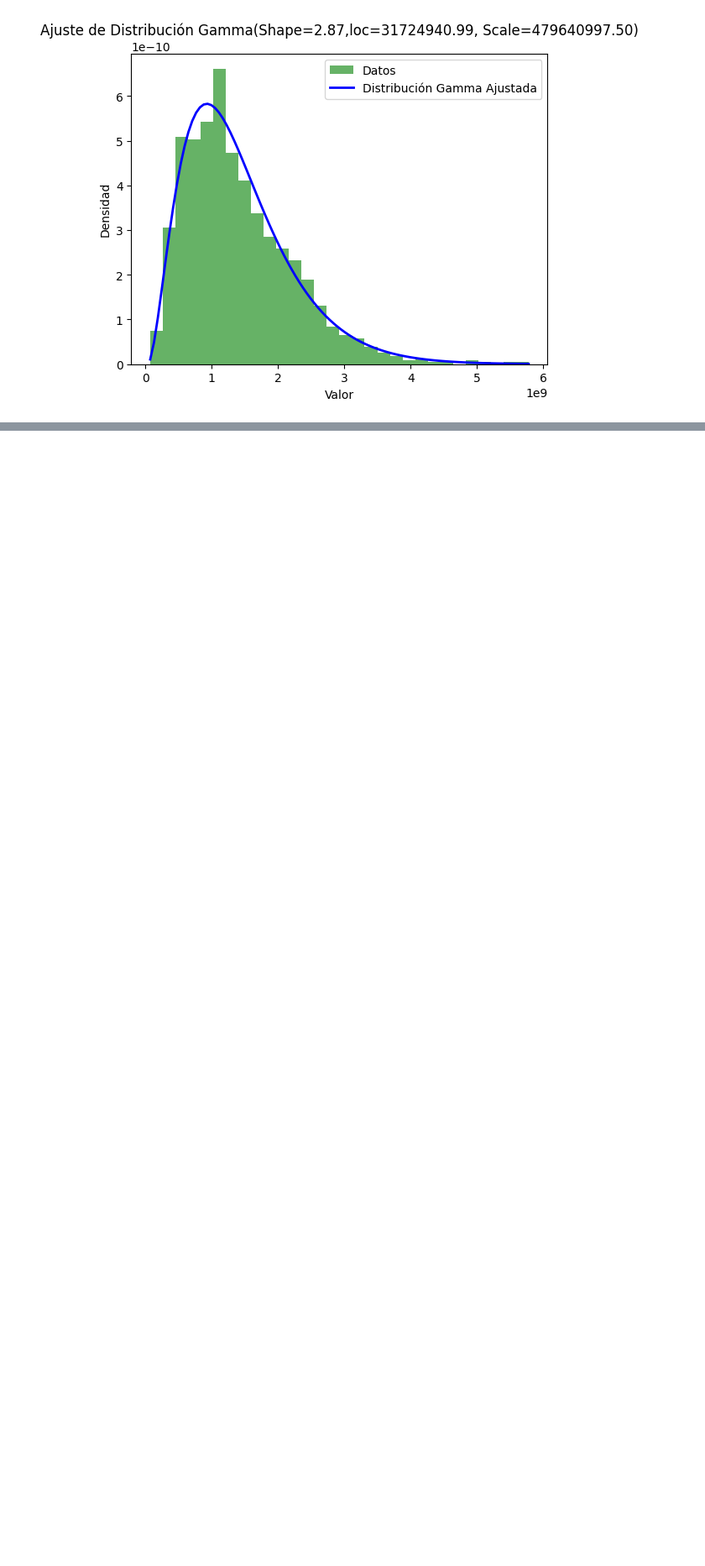
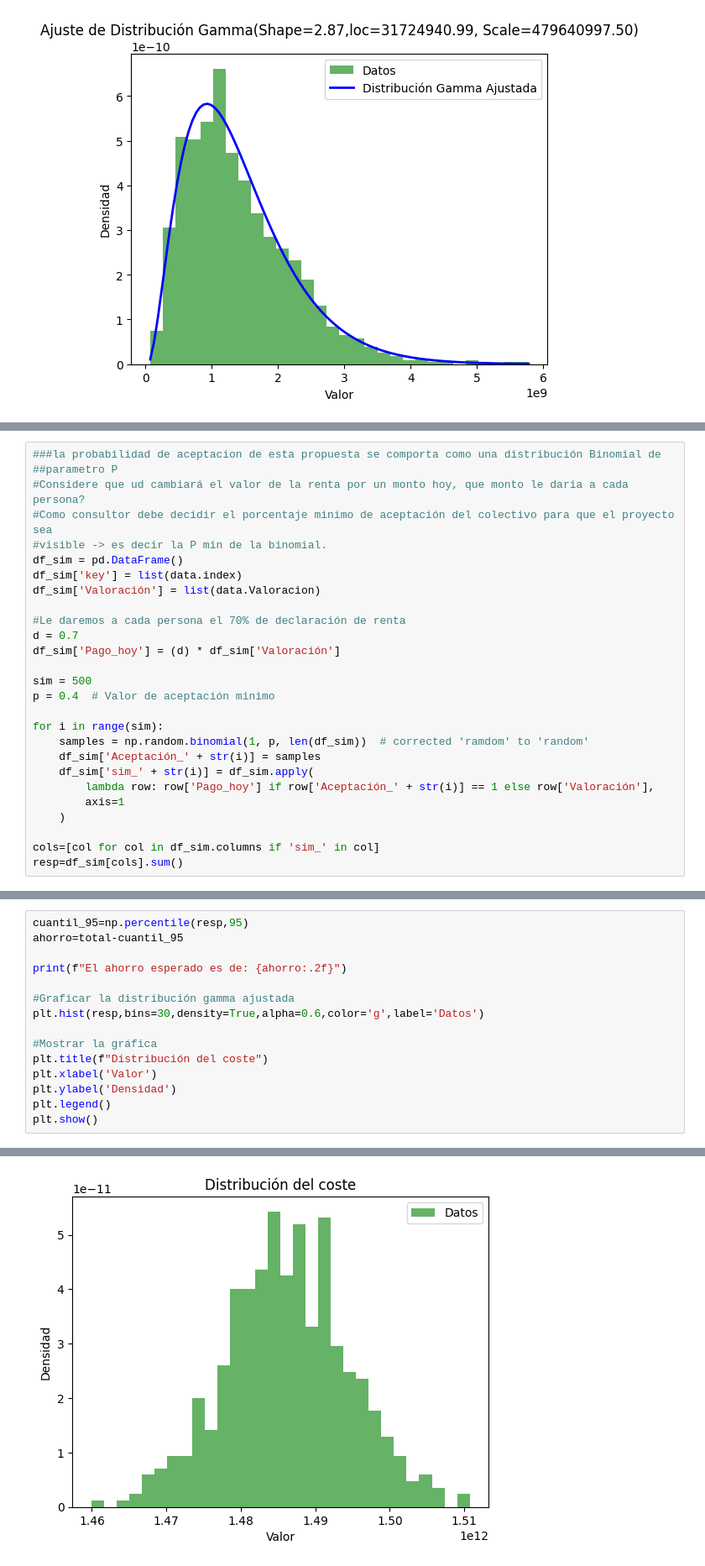
Before and after one commit to mateocivil10/pj_sa_202501, a Jupyter notebook: notebooks/4Clase.ipynb, the cells around one changed output, grey strips where cells are left out. Shown: that part at 84% size. Saved outputs shown, nothing was run; the diff lists cells and outputs as text; blank space fills up the shorter version.

```diff
--- a/notebooks/4Clase.ipynb
+++ b/notebooks/4Clase.ipynb
@@ -282,0 +332,27 @@ df_sim.head()
+# %%
+###la probabilidad de aceptacion de esta propuesta se comporta como una distribución Binomial de
+##parametro P
+#Considere que ud cambiará el valor de la renta por un monto hoy, que monto le daria a cada persona?
+#Como consultor debe decidir el porcentaje minimo de aceptación del colectivo para que el proyecto sea
+#visible -> es decir la P min de la binomial.
+df_sim = pd.DataFrame()
+df_sim['key'] = list(data.index)
+df_sim['Valoración'] = list(data.Valoracion)
+
+#Le daremos a cada persona el 70% de declaración de renta
+d = 0.7
+df_sim['Pago_hoy'] = (d) * df_sim['Valoración']
+
+sim = 500
+p = 0.4  # Valor de aceptación minimo
+
+for i in range(sim):
+    samples = np.random.binomial(1, p, len(df_sim))  # corrected 'ramdom' to 'random'
+    df_sim['Aceptación_' + str(i)] = samples
+    df_sim['sim_' + str(i)] = df_sim.apply(
+        lambda row: row['Pago_hoy'] if row['Aceptación_' + str(i)] == 1 else row['Valoración'],
+        axis=1
+    )
+
+cols=[col for col in df_sim.columns if 'sim_' in col]
+resp=df_sim[cols].sum()
@@ -282,0 +375,16 @@ df_sim.head()
+# %%
+cuantil_95=np.percentile(resp,95)
+ahorro=total-cuantil_95
+
+print(f"El ahorro esperado es de: {ahorro:.2f}")
+
+#Graficar la distribución gamma ajustada
+plt.hist(resp,bins=30,density=True,alpha=0.6,color='g',label='Datos')
+
+#Mostrar la gráfica
+plt.title(f"Distribución del coste")
+plt.xlabel('Valor')
+plt.ylabel('Densidad')
+plt.legend()
+plt.show()
+# %% [output]
@@ -282,0 +392 @@ df_sim.head()
+[figure, added]
```
Also changed, not shown: parts of 20 cells of this notebook.
